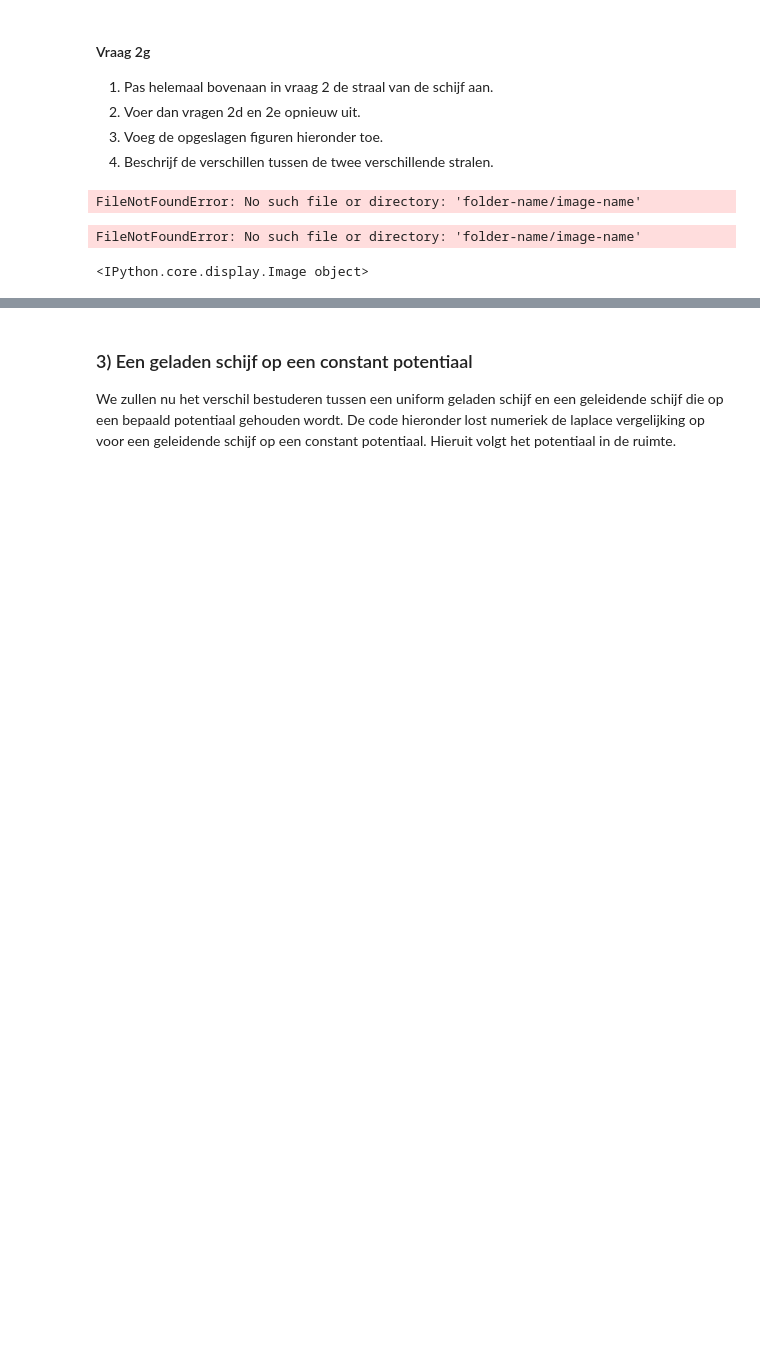
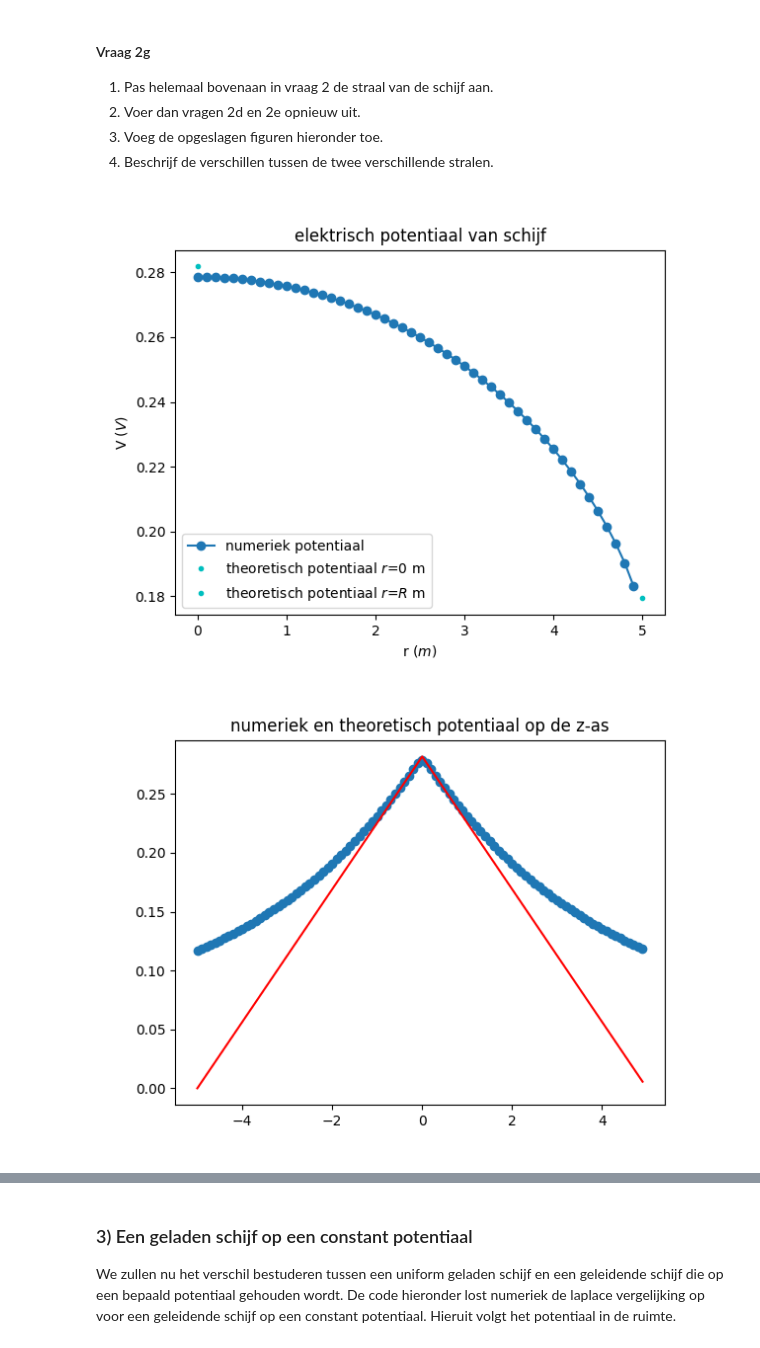
Before and after one commit to ErikvdBerkmortel/DEF-repository, a Jupyter notebook: DigitaleOntwerpopdrachten/1CondensatorOpdracht/CondensatorOntwerpopdracht.ipynb, the cells around one changed output, grey strips where cells are left out. Drawn from its saved outputs; the diff is of its cells as text; code cells hidden in the pictures; blank space fills up the shorter version.

```diff
--- a/DigitaleOntwerpopdrachten/1CondensatorOpdracht/CondensatorOntwerpopdracht.ipynb
+++ b/DigitaleOntwerpopdrachten/1CondensatorOpdracht/CondensatorOntwerpopdracht.ipynb
@@ -279,9 +303,10 @@ plt.plot(z, E_numeriek, "o-", label="numeriek elektrisch veld")
 # %%
 ###
 ###Jouw code hier###
 ###
-display(Image("folder-name/image-name"))
+display(Image("potentiaal_disk_straal5.png"))
+display(Image("potentiaal_grote_schijf_straal5.png"))
+display(Image("Ez_z_as_straal5.png"))
 # %% [output]
-FileNotFoundError: No such file or directory: 'folder-name/image-name'
-FileNotFoundError: No such file or directory: 'folder-name/image-name'
-<IPython.core.display.Image object>
+[figure, added]
+[figure, added]
```
Also changed, not shown: parts of 8 cells of this notebook, 11 other files.
